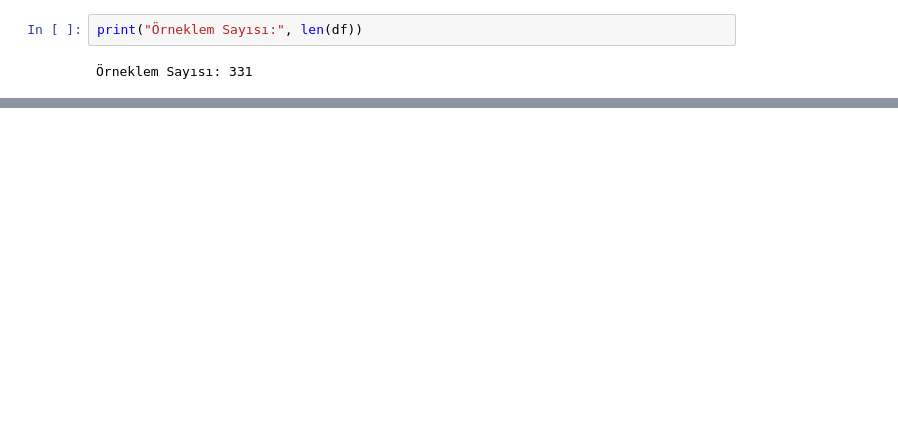
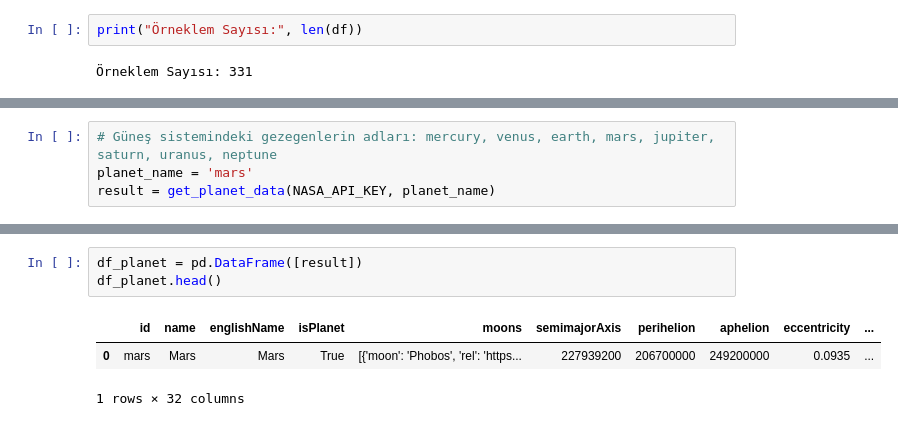
Before and after one commit to SeherKumsar/API-Project, a Jupyter notebook: data-analysis.ipynb, the cells around one changed output, grey strips where cells are left out. Cells and saved outputs as stored; diff of their text form; blank space fills up the shorter version.

```diff
--- a/data-analysis.ipynb
+++ b/data-analysis.ipynb
@@ -71,0 +81,4 @@ df.head()
+# %%
+# Güneş sistemindeki gezegenlerin adları: mercury, venus, earth, mars, jupiter, saturn, uranus, neptune
+planet_name = 'mars'
+result = get_planet_data(NASA_API_KEY, planet_name)
@@ -71,0 +105,7 @@ df.head()
+# %%
+df_planet = pd.DataFrame([result])
+df_planet.head()
+# %% [output]
+|  | id | name | englishName | isPlanet | moons | semimajorAxis | perihelion | aphelion | eccentricity | ... |
+| 0 | mars | Mars | Mars | True | [{'moon': 'Phobos', 'rel': 'https... | 227939200 | 206700000 | 249200000 | 0.0935 | ... |
+1 rows × 32 columns
```
Also changed, not shown: parts of 12 cells of this notebook, 1 other file.
